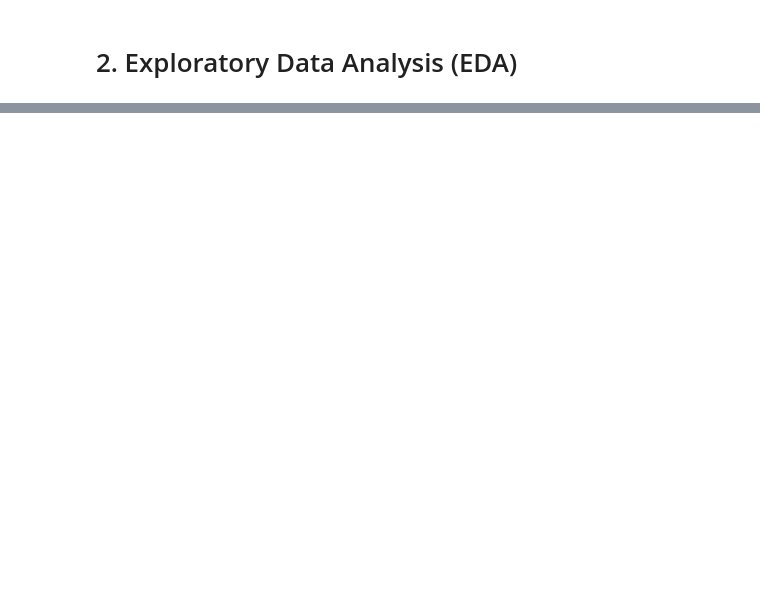
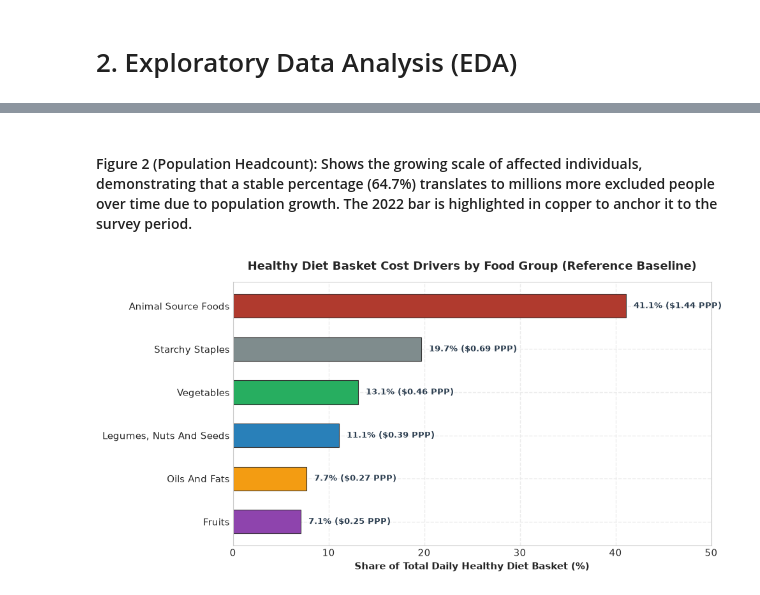
Before and after one commit to Nowshin1077/Women_in_Data_Datathon_Project_2026, a Jupyter notebook: notebooks/nowshin_eda/Nowshin_CoAHD_Ghana.ipynb, the cells around one changed output, grey strips where cells are left out. Drawn from its saved outputs; the diff is of its cells as text; code cells hidden in the pictures; blank space fills up the shorter version.

```diff
--- a/notebooks/nowshin_eda/Nowshin_CoAHD_Ghana.ipynb
+++ b/notebooks/nowshin_eda/Nowshin_CoAHD_Ghana.ipynb
@@ -596,0 +284,25 @@ All charts generated and saved successfully as 300 DPI PNG files.
+# %% [markdown]
+#### Figure 2 (Population Headcount): Shows the growing scale of affected individuals, demonstrating that a stable percentage (64.7%) translates to millions more excluded people over time due to population growth. The 2022 bar is highlighted in copper to anchor it to the survey period.
+# %%
+# FIGURE 3: Food Group Cost Composition (HerPlate Cost Shares)
+
+fig, ax = plt.subplots(figsize=(10, 5.2))
+palette = ['#b03a2e', '#7f8c8d', '#27ae60', '#2980b9', '#f39c12', '#8e44ad']
+bars = ax.barh(df_fg['Food_Group'], df_fg['Cost_Share_PPP_Pct'], color=palette, edgecolor='#333333', linewidth=0.8, height=0.55)
+
+for bar, (_, row) in zip(bars, df_fg.iterrows()):
+    w = bar.get_width()
+    ax.annotate(f"{w:.1f}% (${row['Cost_PPP_day']:.2f} PPP)",
+                (w + 0.8, bar.get_y() + bar.get_height() / 2.),
+                va='center', fontsize=9.5, fontweight='bold', color='#2c3e50')
+
+ax.set_title('Healthy Diet Basket Cost Drivers by Food Group (Reference Baseline)', fontsize=13, fontweight='bold', pad=14)
+ax.set_xlabel('Share of Total Daily Healthy Diet Basket (%)', fontsize=11, fontweight='bold')
+ax.set_ylabel('')
+ax.set_xlim(0, 50)
+ax.invert_yaxis()
+fig.tight_layout()
+fig.savefig(os.path.join(FIGURES_DIR, "03_coahd_food_group_cost_shares.png"), dpi=300)
+plt.show()
+# %% [output]
+[figure, added]
```
Also changed, not shown: parts of 37 cells of this notebook, 9 other files.
